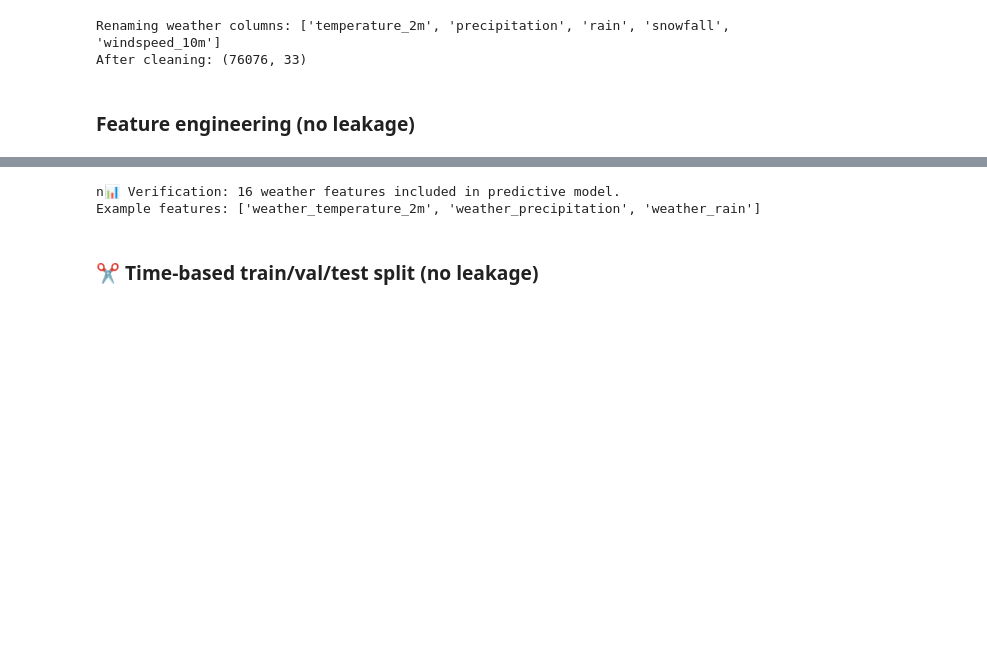
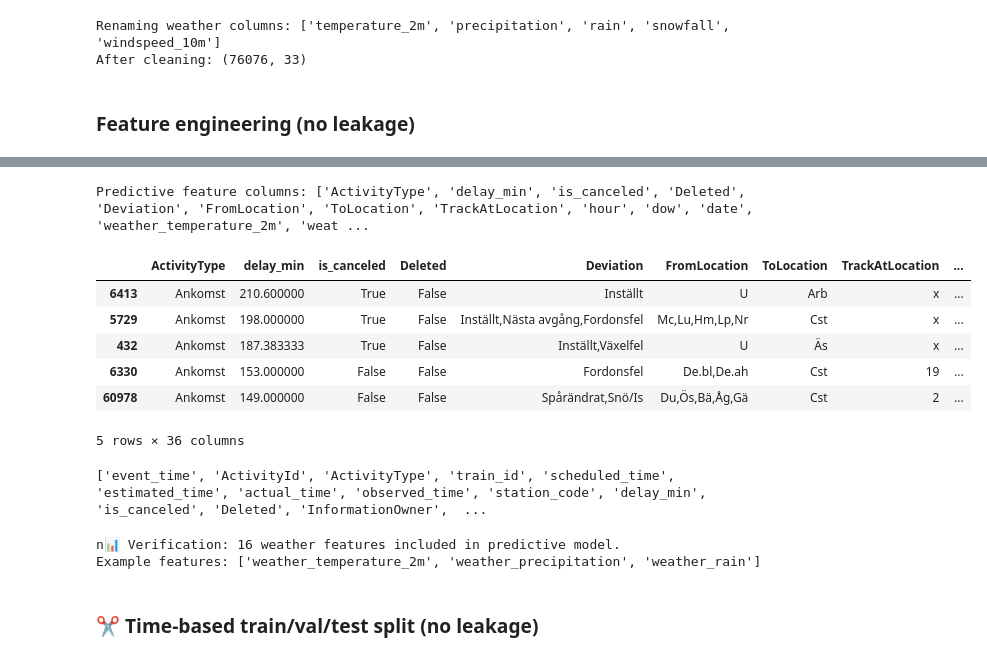
Before and after one commit to ololpol/Train_Delay_Predictor, a Jupyter notebook: 2_train_feature_pipeline.ipynb, the cells around one changed output, grey strips where cells are left out. Saved outputs shown, nothing was run; the diff lists cells and outputs as text; code cells hidden in the pictures; blank space fills up the shorter version.

```diff
--- a/2_train_feature_pipeline.ipynb
+++ b/2_train_feature_pipeline.ipynb
@@ -352,6 +372,22 @@ Refined Split: Train=2d, Val=1d, Test=1d
 ✅ Saved: data/feature_pipeline_outputs/react_val.parquet (2316 rows)
 ✅ Saved: data/feature_pipeline_outputs/react_test.parquet (4665 rows)
 ✅ Metadata saved to data/feature_pipeline_outputs/feature_metadata.json
+# %%
+#List columns in training and test data
+print("Predictive feature columns:", pred_cols)
+
+display(df_train[pred_cols].head())
+print(df_train.columns.tolist())
+# %% [output]
+Predictive feature columns: ['ActivityType', 'delay_min', 'is_canceled', 'Deleted', 'Deviation', 'FromLocation', 'ToLocation', 'TrackAtLocation', 'hour', 'dow', 'date', 'weather_temperature_2m', 'weat ...
+|  | ActivityType | delay_min | is_canceled | Deleted | Deviation | FromLocation | ToLocation | TrackAtLocation | ... |
+| 6413 | Ankomst | 210.600000 | True | False | Inställt | U | Arb | x | ... |
+| 5729 | Ankomst | 198.000000 | True | False | Inställt,Nästa avgång,Fordonsfel | Mc,Lu,Hm,Lp,Nr | Cst | x | ... |
+| 432 | Ankomst | 187.383333 | True | False | Inställt,Växelfel | U | Äs | x | ... |
+| 6330 | Ankomst | 153.000000 | False | False | Fordonsfel | De.bl,De.ah | Cst | 19 | ... |
+| 60978 | Ankomst | 149.000000 | False | False | Spårändrat,Snö/Is | Du,Ös,Bä,Åg,Gä | Cst | 2 | ... |
+5 rows × 36 columns
+['event_time', 'ActivityId', 'ActivityType', 'train_id', 'scheduled_time', 'estimated_time', 'actual_time', 'observed_time', 'station_code', 'delay_min', 'is_canceled', 'Deleted', 'InformationOwner',  ...
 # %%
 # Verify weather columns are in the list
 weather_cols_saved = [c for c in pred_cols if "weather" in c]
```
Also changed, not shown: parts of 5 cells of this notebook, 4 other files.
